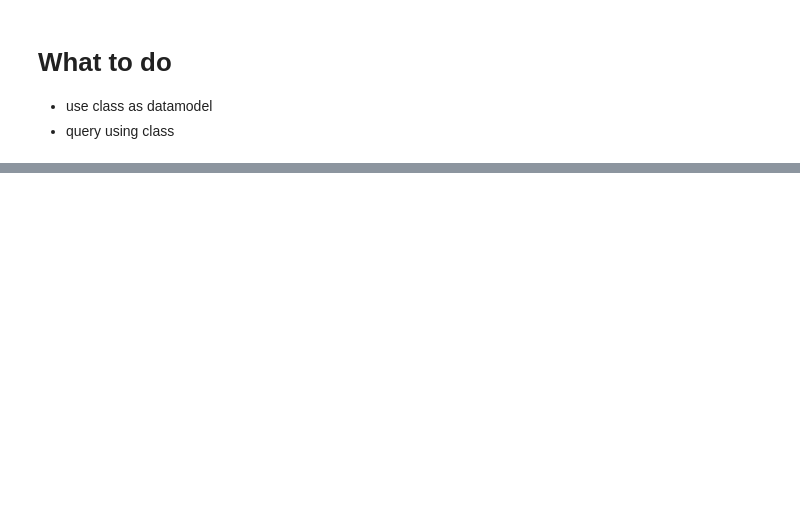
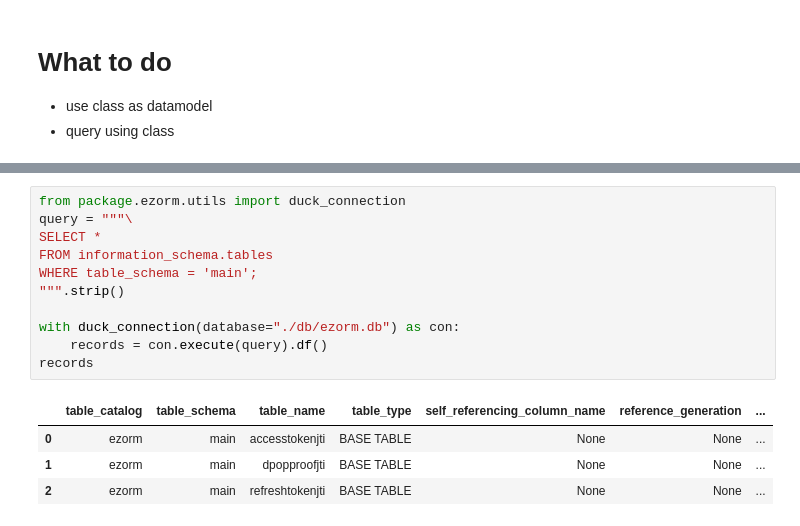
Before and after one commit to datanooblol/fun-with-dpop, a Jupyter notebook: sqlmodel.ipynb, the cells around one changed output, grey strips where cells are left out. Cells and saved outputs as stored; diff of their text form; blank space fills up the shorter version.

```diff
--- a/sqlmodel.ipynb
+++ b/sqlmodel.ipynb
@@ -113,0 +347,16 @@ records
+# %%
+from package.ezorm.utils import duck_connection
+query = """\
+SELECT *
+FROM information_schema.tables
+WHERE table_schema = 'main';
+""".strip()
+
+with duck_connection(database="./db/ezorm.db") as con:
+    records = con.execute(query).df()
+records
+# %% [output]
+|  | table_catalog | table_schema | table_name | table_type | self_referencing_column_name | reference_generation | ... |
+| 0 | ezorm | main | accesstokenjti | BASE TABLE | None | None | ... |
+| 1 | ezorm | main | dpopproofjti | BASE TABLE | None | None | ... |
+| 2 | ezorm | main | refreshtokenjti | BASE TABLE | None | None | ... |
```
Also changed, not shown: parts of 52 cells of this notebook, 22 other files.
